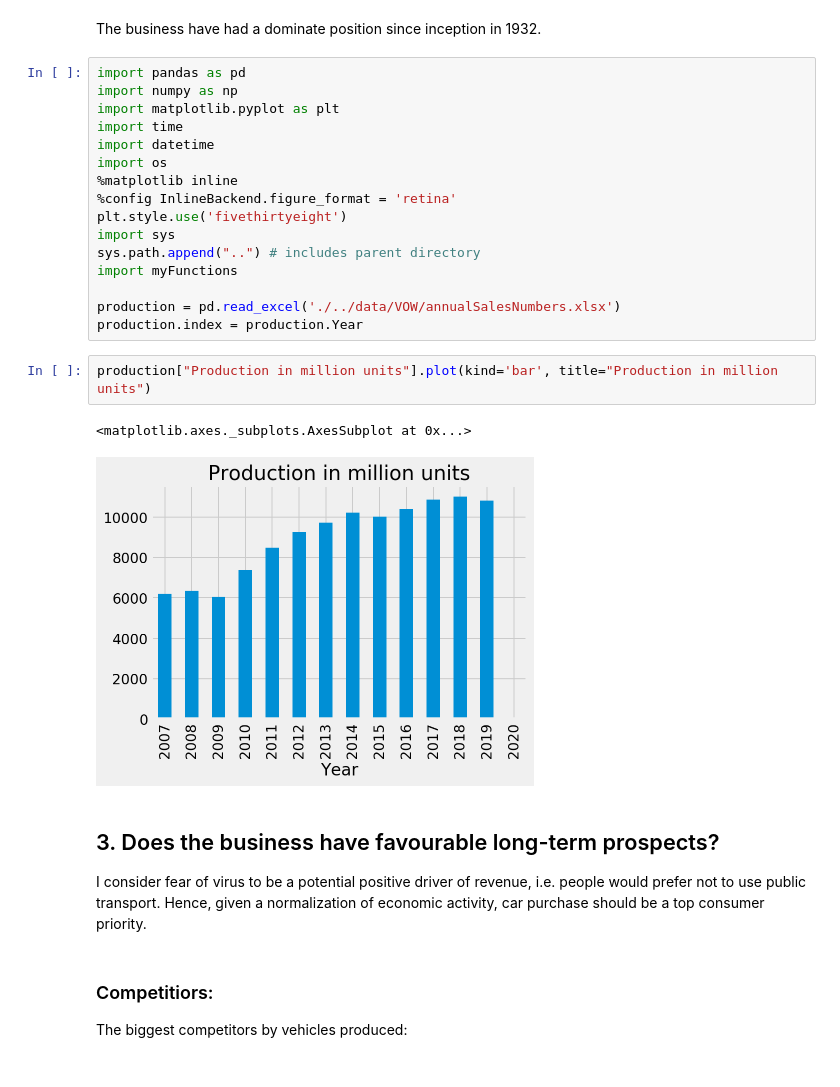
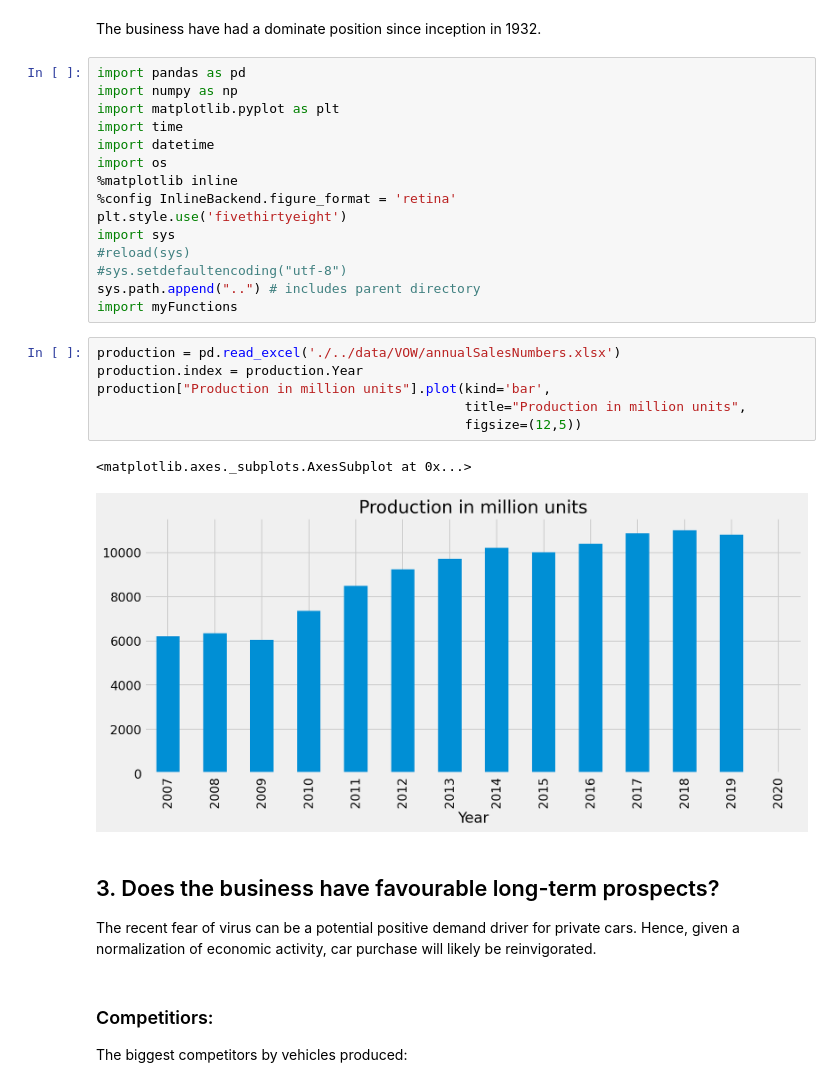
Before and after one commit to larsinho/SeHo-Capital-Management, a Jupyter notebook: fundamental-analysis/VOW-fa-2020-07.ipynb, the cells around one changed output. Cells and saved outputs as stored; diff of their text form.

```diff
--- a/fundamental-analysis/VOW-fa-2020-07.ipynb
+++ b/fundamental-analysis/VOW-fa-2020-07.ipynb
@@ -53,20 +55,23 @@ import os
 %config InlineBackend.figure_format = 'retina'
 plt.style.use('fivethirtyeight')
 import sys
+#reload(sys)
+#sys.setdefaultencoding("utf-8")
 sys.path.append("..") # includes parent directory
 import myFunctions
-
-production = pd.read_excel('./../data/VOW/annualSalesNumbers.xlsx')
-production.index = production.Year
 # %%
-production["Production in million units"].plot(kind='bar', title="Production in million units")
+production = pd.read_excel('./../data/VOW/annualSalesNumbers.xlsx')
+production.index = production.Year
+production["Production in million units"].plot(kind='bar',
+                                               title="Production in million units",
+                                               figsize=(12,5))
 # %% [output]
 <matplotlib.axes._subplots.AxesSubplot at 0x...>
-[figure, old version]
+[figure, new version]
 # %% [markdown]
 ## 3. Does the business have favourable long-term prospects?
 
-I consider fear of virus to be a potential positive driver of revenue, i.e. people would prefer not to use public transport. Hence, given a normalization of economic activity, car purchase should be a top consumer priority.
+The recent fear of virus can be a potential positive demand driver for private cars. Hence, given a normalization of economic activity, car purchase will likely be reinvigorated.
 # %% [markdown]
 ### Competitiors:
 
```
Also changed, not shown: parts of 13 cells of this notebook, 8 other files.
